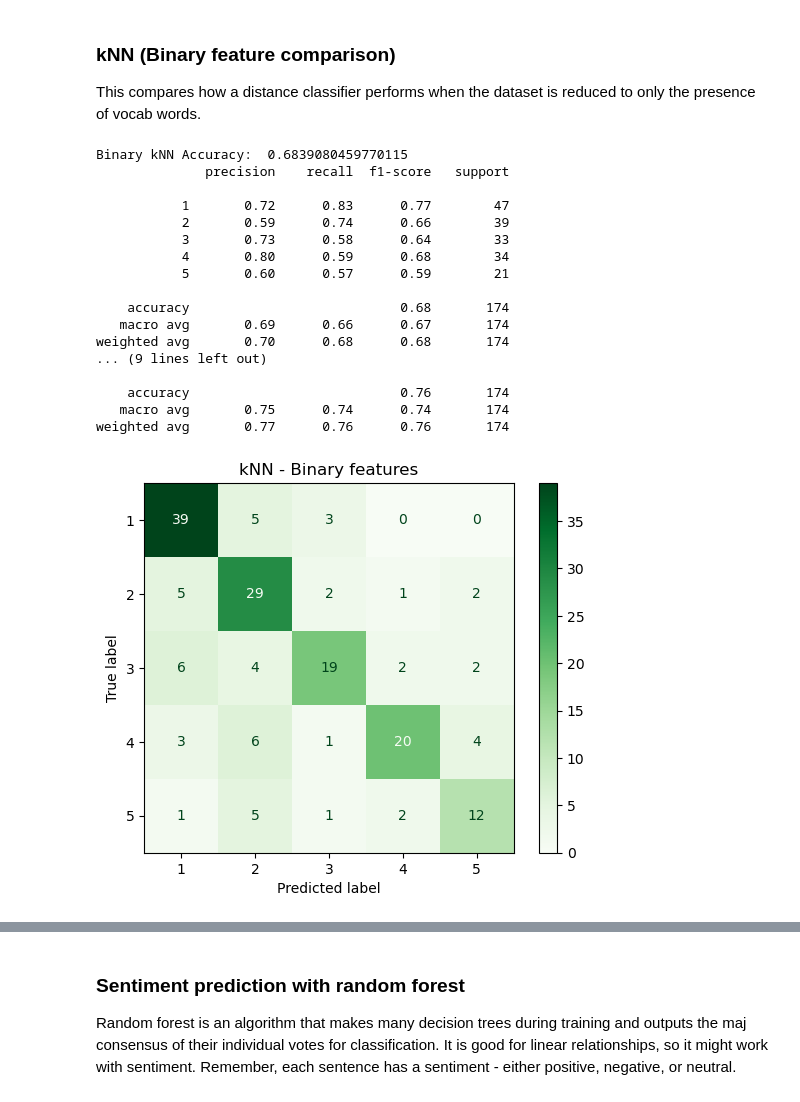
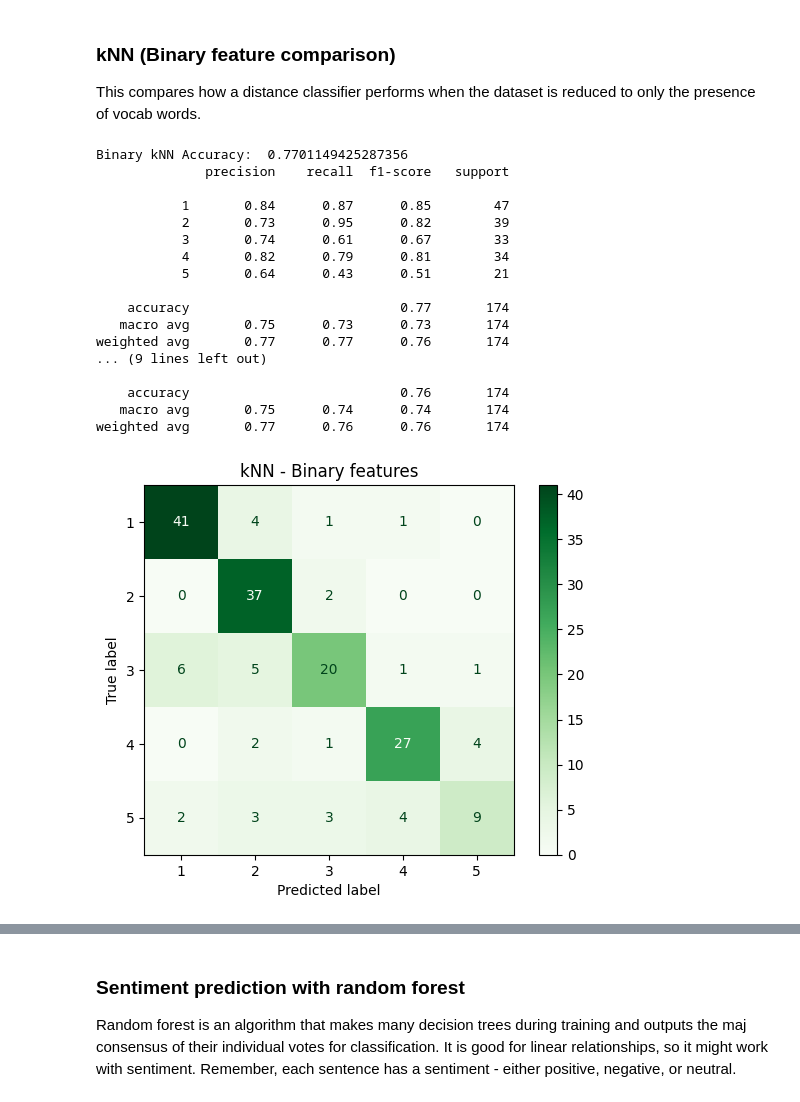
Before and after one commit to christiewong219/Team-5-CS105-Final-Project, a Jupyter notebook: Team_5_Phase_2_3.ipynb, the cells around one changed output, grey strips where cells are left out. Saved outputs shown, nothing was run; the diff lists cells and outputs as text; code cells hidden in the pictures.

```diff
--- a/Team_5_Phase_2_3.ipynb
+++ b/Team_5_Phase_2_3.ipynb
@@ -350,44 +350,48 @@ This compares how a distance classifier performs when the dataset is reduced to
 # %%
 X_train_bin, X_test_bin = X_binary[idx_train], X_binary[idx_test]
 
+k = int(np.sqrt(len(y_train)))
+if k % 2 == 0:
+    k += 1
+
 # cosine sim for curse of dimensionality
-knn_bin = KNeighborsClassifier(n_neighbors=3, metric='cosine')
+knn_bin = KNeighborsClassifier(n_neighbors=k, metric='cosine')
 knn_bin.fit(X_train_bin, y_train)
 y_pred_knn_bin = knn_bin.predict(X_test_bin)
 acc_score_knn_bin = accuracy_score(y_test, y_pred_knn_bin)
 
 print("Binary kNN Accuracy: ", acc_score_knn_bin)
 print(classification_report(y_test, y_pred_knn_bin, zero_division=0))
 ConfusionMatrixDisplay.from_predictions(y_test, y_pred_knn_bin, cmap='Greens')
 plt.title("kNN - Binary features")
 
 log_bin = LogisticRegression(random_state=RANDOM_STATE, max_iter=200)
 log_bin.fit(X_train_bin, y_train)
 y_pred_log_bin = log_bin.predict(X_test_bin)
 acc_score_log_bin = accuracy_score(y_test, y_pred_log_bin)
 
 print("Accuracy:", acc_score_log_bin)
 print(classification_report(y_test, y_pred_log_bin, zero_division=0))
 ConfusionMatrixDisplay.from_predictions(y_test, y_pred_log_bin, cmap='Purples')
 plt.title("Logistic Regression - Binary Features")
 
 plt.show()
 # %% [output]
-Binary kNN Accuracy:  0.6839080459770115
+Binary kNN Accuracy:  0.7701149425287356
               precision    recall  f1-score   support
 
-           1       0.72      0.83      0.77        47
-           2       0.59      0.74      0.66        39
-           3       0.73      0.58      0.64        33
-           4       0.80      0.59      0.68        34
-           5       0.60      0.57      0.59        21
+           1       0.84      0.87      0.85        47
+           2       0.73      0.95      0.82        39
+           3       0.74      0.61      0.67        33
+           4       0.82      0.79      0.81        34
+           5       0.64      0.43      0.51        21
 
-    accuracy                           0.68       174
-   macro avg       0.69      0.66      0.67       174
-weighted avg       0.70      0.68      0.68       174
+    accuracy                           0.77       174
+   macro avg       0.75      0.73      0.73       174
+weighted avg       0.77      0.77      0.76       174
 ... (9 lines left out)
 
     accuracy                           0.76       174
    macro avg       0.75      0.74      0.74       174
 weighted avg       0.77      0.76      0.76       174
-[figure, old version]
+[figure, new version]
```
Also changed, not shown: parts of 17 cells of this notebook.
